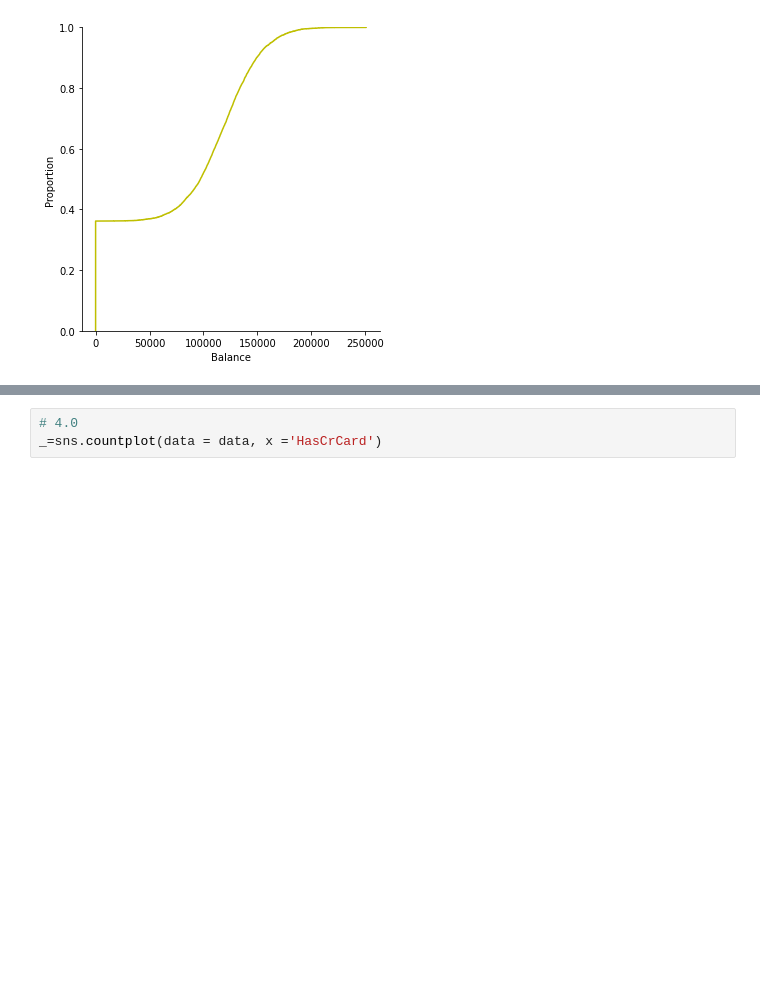
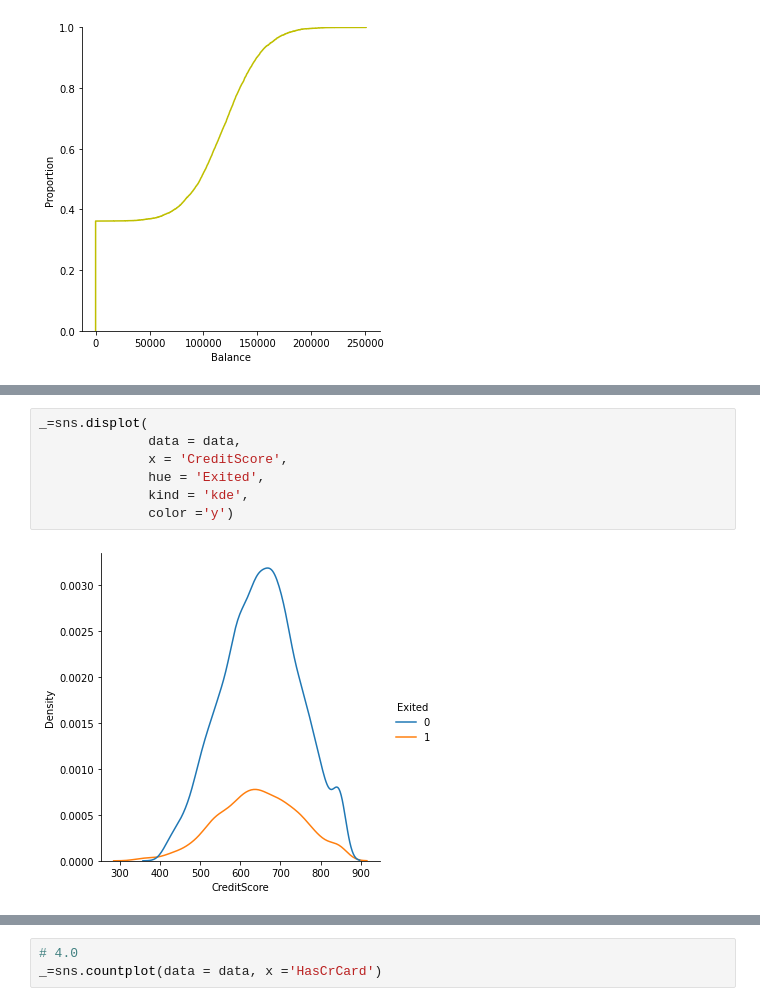
Before and after one commit to harnalashok/exercises, a Jupyter notebook: bank_customer_churn_eda_Abhishek Kumar Singh.ipynb, the cells around one changed output, grey strips where cells are left out. Drawn from its saved outputs; the diff is of its cells as text; blank space fills up the shorter version.

```diff
--- a/bank_customer_churn_eda_Abhishek Kumar Singh.ipynb
+++ b/bank_customer_churn_eda_Abhishek Kumar Singh.ipynb
@@ -227,2 +305,11 @@ _=sns.displot(data = data, x = 'CreditScore',hue = 'Exited', kind = 'ecdf', colo
 # %% [output]
 [figure]
+# %%
+_=sns.displot(
+              data = data,
+              x = 'CreditScore',
+              hue = 'Exited',
+              kind = 'kde',
+              color ='y')
+# %% [output]
+[figure, added]
```
Also changed, not shown: parts of 15 cells of this notebook.
